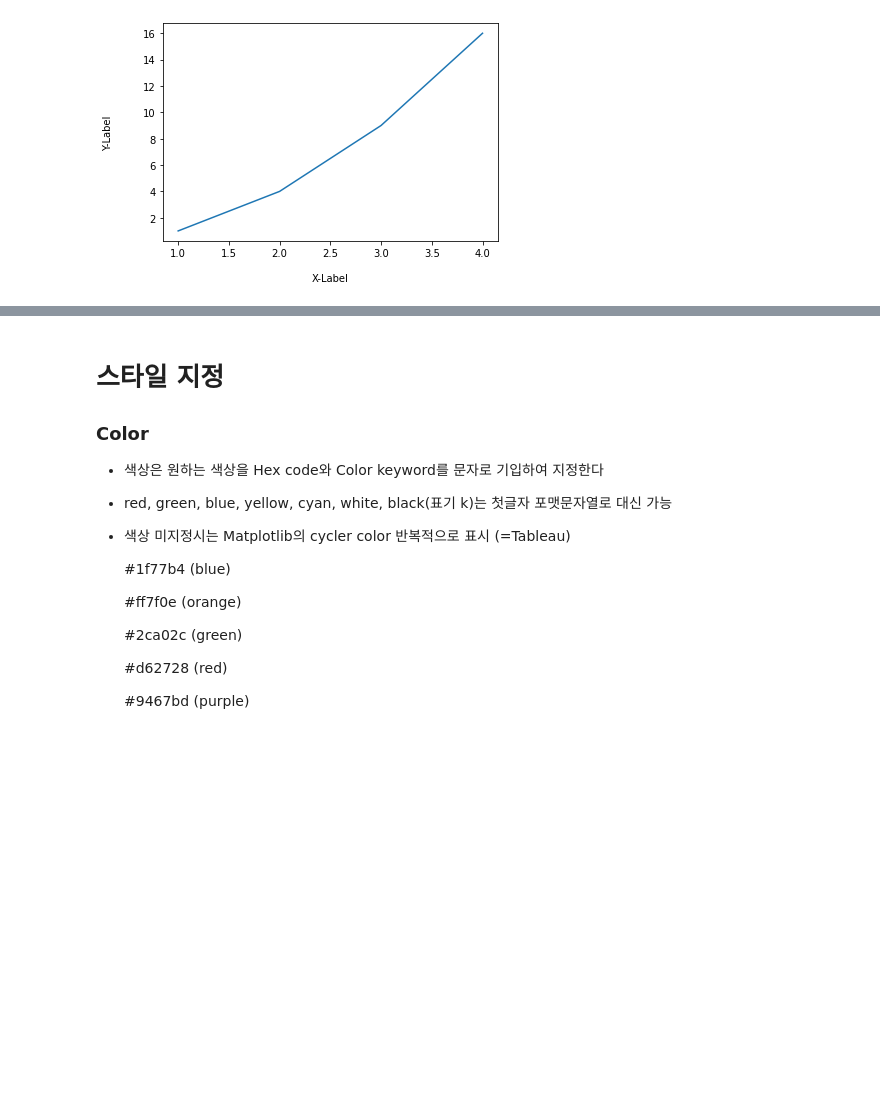
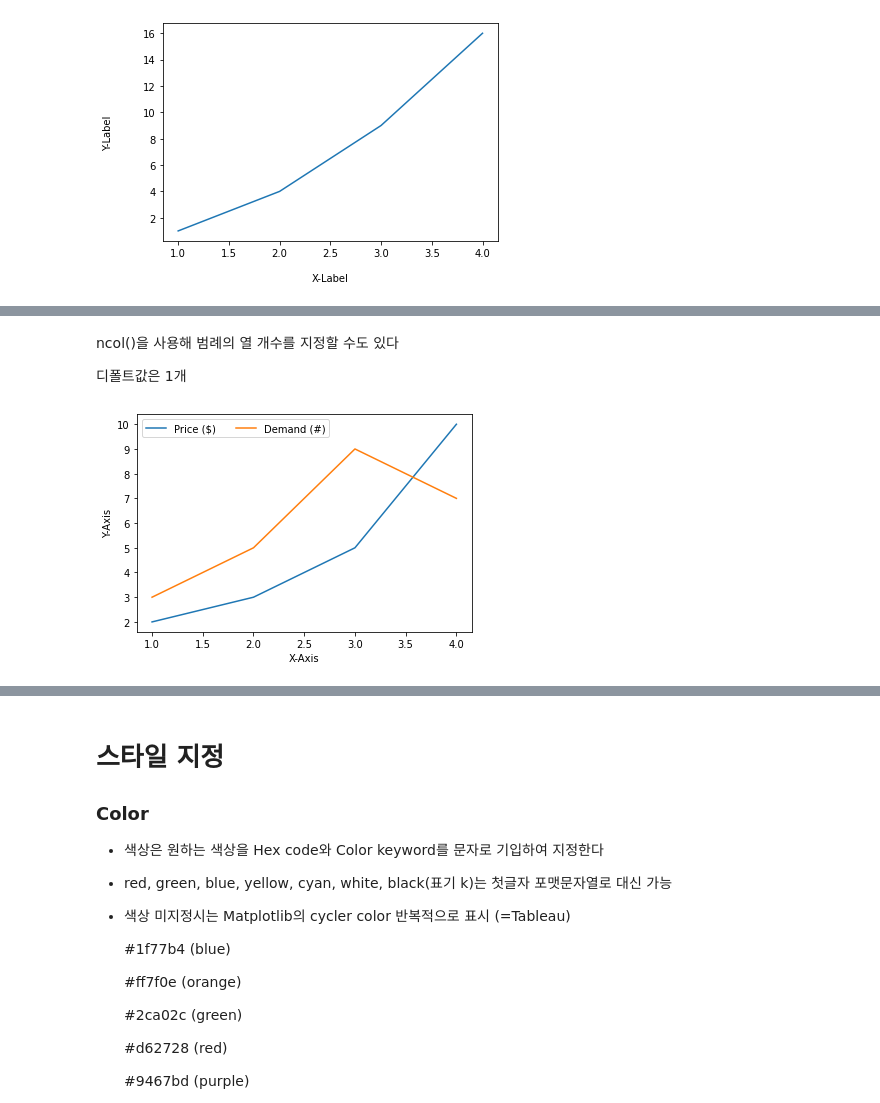
Before and after one commit to YeongChaeYun7/Python, a Jupyter notebook: Matplotlib_basic.ipynb, the cells around one changed output, grey strips where cells are left out. Cells and saved outputs as stored; diff of their text form; code cells hidden in the pictures; blank space fills up the shorter version.

```diff
--- a/Matplotlib_basic.ipynb
+++ b/Matplotlib_basic.ipynb
@@ -62,0 +99,15 @@ plt.show()
+# %% [markdown]
+ncol()을 사용해 범례의 열 개수를 지정할 수도 있다
+
+디폴트값은 1개
+# %%
+plt.plot([1, 2, 3, 4], [2, 3, 5, 10], label='Price ($)')
+plt.plot([1, 2, 3, 4], [3, 5, 9, 7], label='Demand (#)')
+plt.xlabel('X-Axis')
+plt.ylabel('Y-Axis')
+# plt.legend(loc='best')          # ncol = 1
+plt.legend(loc='best', ncol=2)    # ncol = 2
+
+plt.show()
+# %% [output]
+[figure, added]
```
Also changed, not shown: parts of 16 cells of this notebook.
